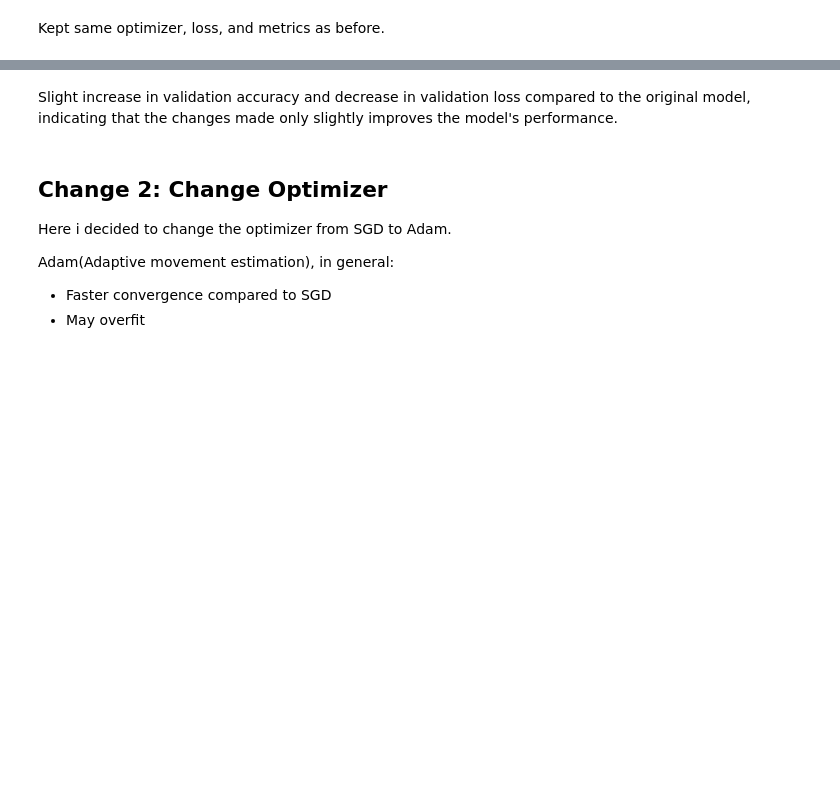
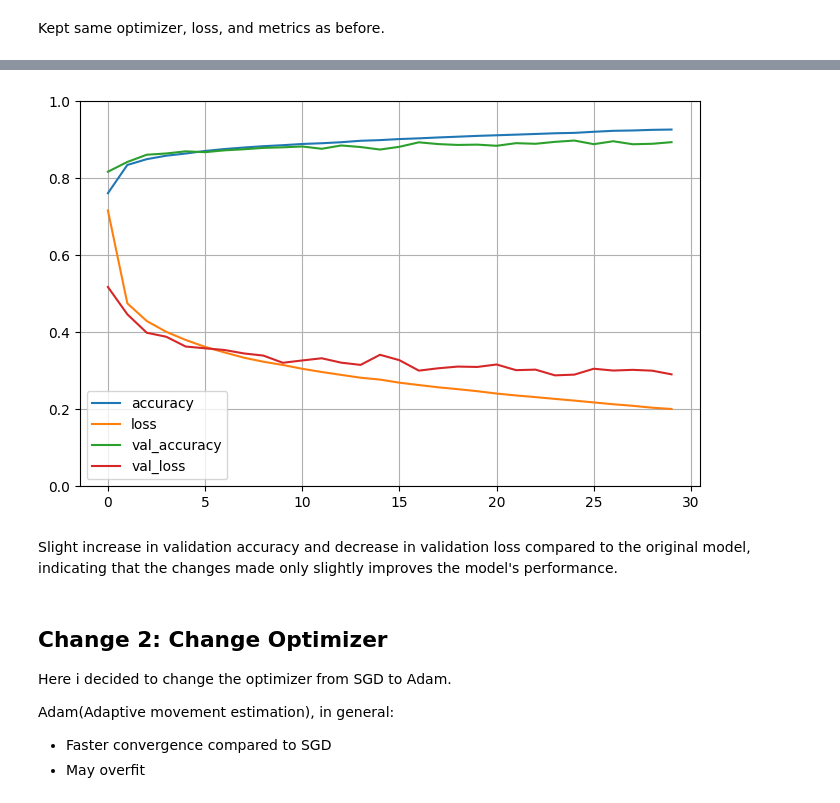
Before and after one commit to erinakin/AppliedMLClass, a Jupyter notebook: ErinAkinjide_HW1.ipynb, the cells around one changed output, grey strips where cells are left out. Cells and saved outputs as stored; diff of their text form; code cells hidden in the pictures; blank space fills up the shorter version.

```diff
--- a/ErinAkinjide_HW1.ipynb
+++ b/ErinAkinjide_HW1.ipynb
@@ -244,9 +265,9 @@ keras.utils.plot_model(model, "erins_fashion_mnist_model1.png", show_shapes=True
 # %% [markdown]
 Kept same optimizer, loss, and metrics as before.
 # %%
-model.compile(loss="sparse_categorical_crossentropy",
+model1.compile(loss="sparse_categorical_crossentropy",
               optimizer="sgd",
               metrics=["accuracy"])
 # %%
-history = model.fit(X_train, y_train, epochs=30,
+history1 = model1.fit(X_train, y_train, epochs=30,
                     validation_data=(X_valid, y_valid))
@@ -260,9 +301,11 @@ log_model_validation(model_name, val_loss, val_accuracy)
 # %%
-pd.DataFrame(history.history).plot(figsize=(8, 5))
+pd.DataFrame(history1.history).plot(figsize=(8, 5))
 plt.grid(True)
 plt.gca().set_ylim(0, 1)
-plt.savefig("keras_learning_curves_plot")
+plt.savefig("keras_learning_curves_plot1")
 plt.show()
+# %% [output]
+[figure, added]
 # %% [markdown]
 Slight increase in validation accuracy and decrease in validation loss compared to the original model, indicating that the changes made only slightly improves the model's performance.
 # %% [markdown]
```
Also changed, not shown: parts of 47 cells of this notebook, 11 other files.
